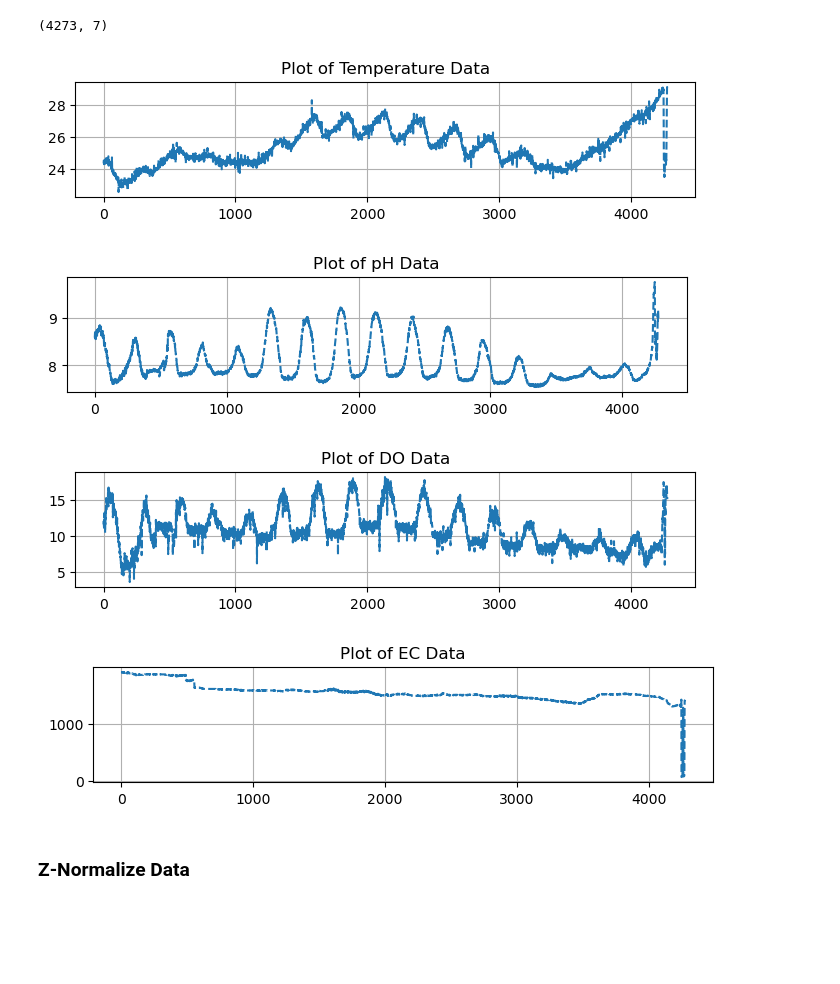
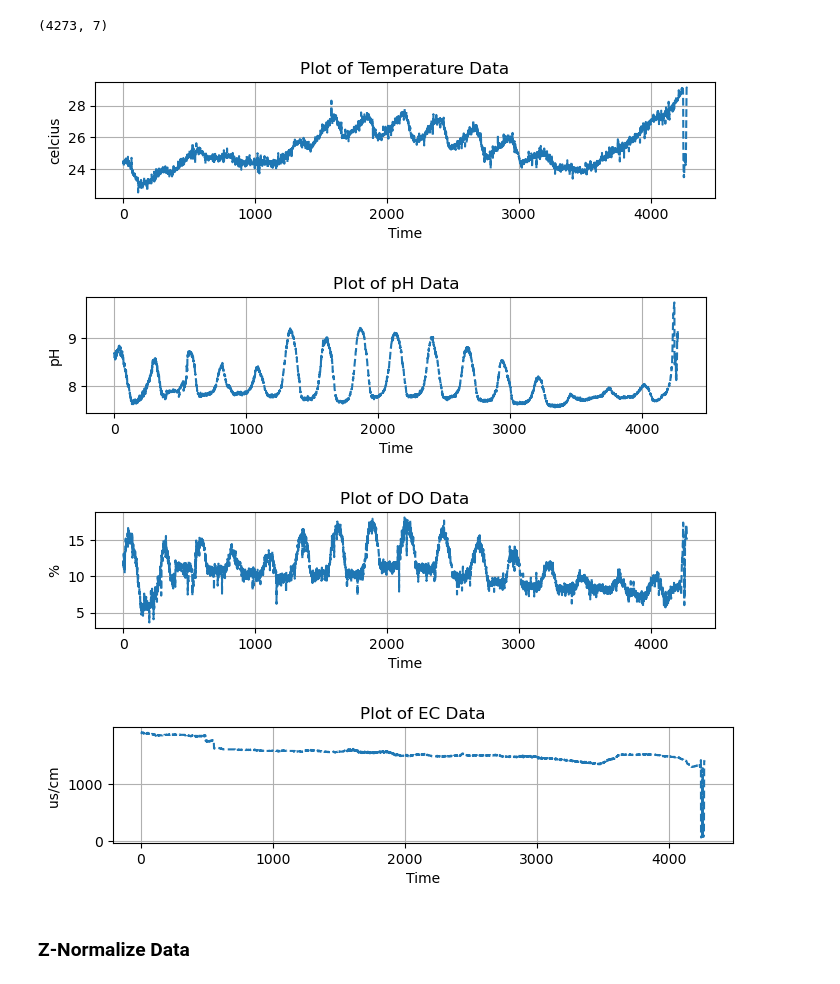
Before and after one commit to HonAnson/water_control_algorithm, a Jupyter notebook: multivariant_gauss_water_quality.ipynb, the cells around one changed output. Drawn from its saved outputs; the diff is of its cells as text; code cells hidden in the pictures; blank space fills up the shorter version.

```diff
--- a/multivariant_gauss_water_quality.ipynb
+++ b/multivariant_gauss_water_quality.ipynb
@@ -21,19 +21,23 @@ data.shape
 # %%
 #Plot the datas and have a look
 data_names = ["Temperature", "pH", "DO", "EC"]
+units = ["celcius", "pH", "%", "us/cm "]
 for i in range(len(data_names)):
     plt.figure(figsize=(8, 1.5))
     plt.title('Raw Data')
     plt.plot(np.transpose(data[:,0]), np.transpose(data[:,i+3]), linestyle='--')
-    # plt.xticks(rotation=45)
+    plt.xlabel("Time")
+    plt.ylabel(units[i])
     plt.title("Plot of " + data_names[i] + " Data")
     plt.grid()
+    # name = str(i)
+    # plt.savefig(name+'.png', bbox_inches='tight')     # for saving the plots
     plt.show()
 # %% [output]
-[figure, old version]
+[figure, new version]
-[figure, old version]
+[figure, new version]
-[figure, old version]
+[figure, new version]
-[figure, old version]
+[figure, new version]
 # %% [markdown]
 ### Z-Normalize Data
 # %%
```
Also changed, not shown: parts of 20 cells of this notebook, 4 other files.
